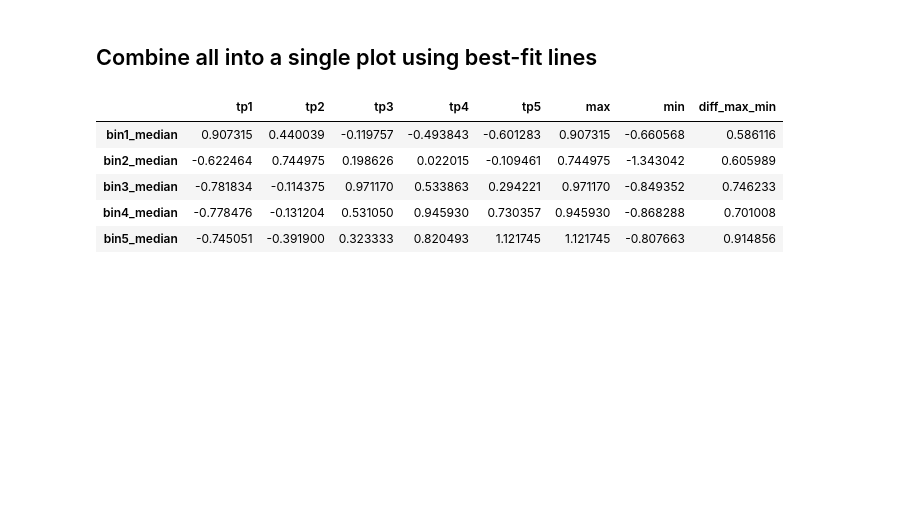
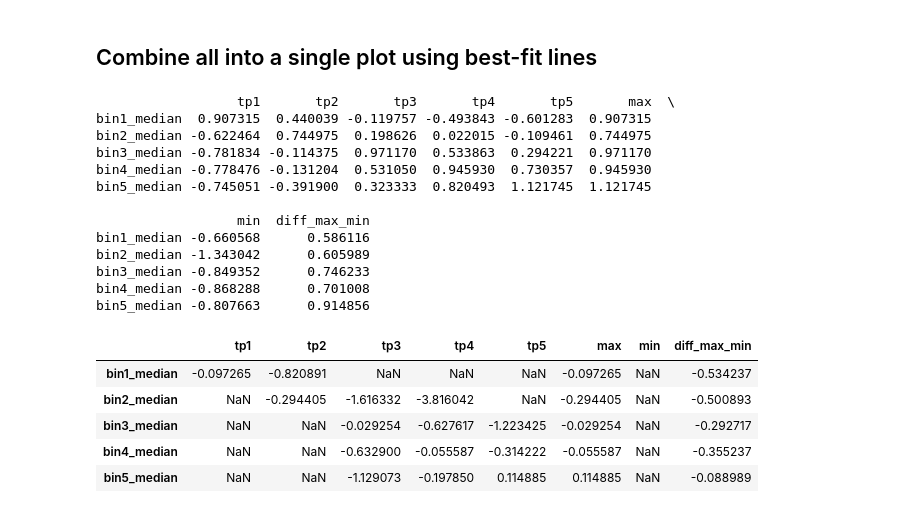
Before and after one commit to BIO465/2019_Winter_Protein_Growth_Time_Analysis, a Jupyter notebook: Figures/Figure_1_Code_Bthai.ipynb, the cells around one changed output. Saved outputs shown, nothing was run; the diff lists cells and outputs as text; code cells hidden in the pictures; blank space fills up the shorter version.

```diff
--- a/Figures/Figure_1_Code_Bthai.ipynb
+++ b/Figures/Figure_1_Code_Bthai.ipynb
@@ -335,26 +335,41 @@ show(p)
 # %%
 bin_1.loc['median'] = bin_1.median()
 bin_2.loc['median'] = bin_2.median()
 bin_3.loc['median'] = bin_3.median()
 bin_4.loc['median'] = bin_4.median()
 bin_5.loc['median'] = bin_5.median()
 
 columns = bin_1.columns
 bestfit_lines = pd.DataFrame(columns = columns)
 bestfit_lines.loc['bin1_median'] = bin_1.loc['median']
 bestfit_lines.loc['bin2_median'] = bin_2.loc['median']
 bestfit_lines.loc['bin3_median'] = bin_3.loc['median']
 bestfit_lines.loc['bin4_median'] = bin_4.loc['median']
 bestfit_lines.loc['bin5_median'] = bin_5.loc['median']
+print(bestfit_lines)
 
+bestfit_lines = np.log(bestfit_lines).replace([np.inf, -np.inf], 0)
 bestfit_lines
 # %% [output]
+                  tp1       tp2       tp3       tp4       tp5       max  \
+bin1_median  0.907315  0.440039 -0.119757 -0.493843 -0.601283  0.907315
+bin2_median -0.622464  0.744975  0.198626  0.022015 -0.109461  0.744975
+bin3_median -0.781834 -0.114375  0.971170  0.533863  0.294221  0.971170
+bin4_median -0.778476 -0.131204  0.531050  0.945930  0.730357  0.945930
+bin5_median -0.745051 -0.391900  0.323333  0.820493  1.121745  1.121745
+
+                  min  diff_max_min
+bin1_median -0.660568      0.586116
+bin2_median -1.343042      0.605989
+bin3_median -0.849352      0.746233
+bin4_median -0.868288      0.701008
+bin5_median -0.807663      0.914856
 |  | tp1 | tp2 | tp3 | tp4 | tp5 | max | min | diff_max_min |
-| bin1_median | 0.907315 | 0.440039 | -0.119757 | -0.493843 | -0.601283 | 0.907315 | -0.660568 | 0.586116 |
-| bin2_median | -0.622464 | 0.744975 | 0.198626 | 0.022015 | -0.109461 | 0.744975 | -1.343042 | 0.605989 |
-| bin3_median | -0.781834 | -0.114375 | 0.971170 | 0.533863 | 0.294221 | 0.971170 | -0.849352 | 0.746233 |
-| bin4_median | -0.778476 | -0.131204 | 0.531050 | 0.945930 | 0.730357 | 0.945930 | -0.868288 | 0.701008 |
-| bin5_median | -0.745051 | -0.391900 | 0.323333 | 0.820493 | 1.121745 | 1.121745 | -0.807663 | 0.914856 |
+| bin1_median | -0.097265 | -0.820891 | NaN | NaN | NaN | -0.097265 | NaN | -0.534237 |
+| bin2_median | NaN | -0.294405 | -1.616332 | -3.816042 | NaN | -0.294405 | NaN | -0.500893 |
+| bin3_median | NaN | NaN | -0.029254 | -0.627617 | -1.223425 | -0.029254 | NaN | -0.292717 |
+| bin4_median | NaN | NaN | -0.632900 | -0.055587 | -0.314222 | -0.055587 | NaN | -0.355237 |
+| bin5_median | NaN | NaN | -1.129073 | -0.197850 | 0.114885 | 0.114885 | NaN | -0.088989 |
 # %%
 p = figure(plot_width=1000, plot_height=1000,
            x_axis_label = 'Growth Phase',
```
Also changed, not shown: 1 other file.
